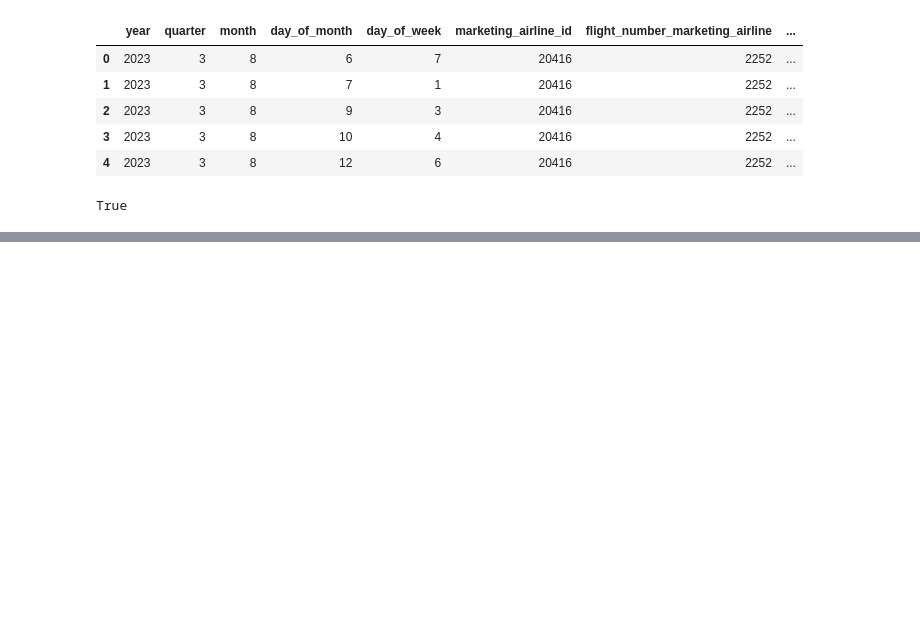
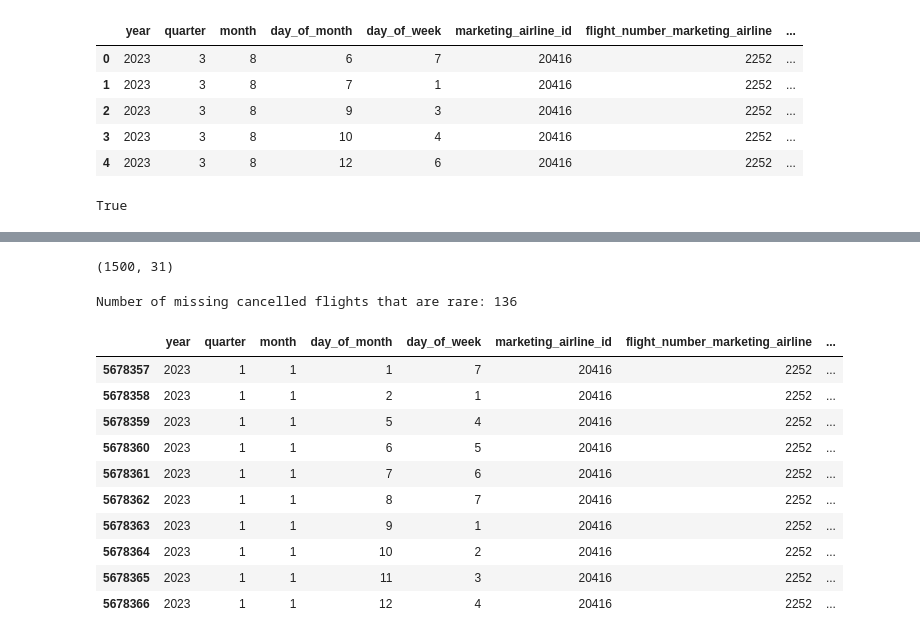
Before and after one commit to dezertdweller/flight-cancellations, a Jupyter notebook: notebooks/historical_performance.ipynb, the cells around one changed output, grey strips where cells are left out. Drawn from its saved outputs; the diff is of its cells as text; code cells hidden in the pictures; blank space fills up the shorter version.

```diff
--- a/notebooks/historical_performance.ipynb
+++ b/notebooks/historical_performance.ipynb
@@ -141,6 +141,6 @@ def create_route_ids(df):
     # add the route id for each flight
     df['route_id'] = df[['origin', 'dest']].apply(tuple, axis=1).map(route_mapping)
 
-    return df
+    return df, route_mapping
 # %%
-flights = create_route_ids(flights)
+flights, routes = create_route_ids(flights)
@@ -170,7 +174,7 @@ def create_time_windows(df, datetime_col):
 
     df['hour_of_day'] = df[datetime_col].dt.hour
 
-    df['departure_window'] = pd.cut(df['hour_of_day'], bins=bins, labels=labels)
+    df['departure_window'] = pd.cut(df['hour_of_day'], bins=bins, labels=labels, right=False)
 
     return df
 # %%
@@ -371,0 +431,32 @@ True
+# %%
+missing_cancelled_flights = missing_stats[missing_stats['cancelled_sum_10D'] != 0]
+missing_cancelled_flights.shape
+# %% [output]
+(1500, 31)
+# %%
+# Merge missing cancelled flights with rare flights
+rare_missing_cancelled_flights = pd.merge(
+    missing_cancelled_flights,
+    rare_flights,
+    on=['airline_mkt', 'route_id', 'departure_window'],
+    how='inner'
+)
+
+# Check the result
+print(f"Number of missing cancelled flights that are rare: {len(rare_missing_cancelled_flights)}")
+# %% [output]
+Number of missing cancelled flights that are rare: 136
+# %%
+flights[(flights['route_id'] == 3228) & (flights['airline_mkt'] == 'Spirit Air Lines')].sort_values('scheduled_departure_datetime').head(10)
+# %% [output]
+|  | year | quarter | month | day_of_month | day_of_week | marketing_airline_id | flight_number_marketing_airline | ... |
+| 5678357 | 2023 | 1 | 1 | 1 | 7 | 20416 | 2252 | ... |
+| 5678358 | 2023 | 1 | 1 | 2 | 1 | 20416 | 2252 | ... |
+| 5678359 | 2023 | 1 | 1 | 5 | 4 | 20416 | 2252 | ... |
+| 5678360 | 2023 | 1 | 1 | 6 | 5 | 20416 | 2252 | ... |
+| 5678361 | 2023 | 1 | 1 | 7 | 6 | 20416 | 2252 | ... |
+| 5678362 | 2023 | 1 | 1 | 8 | 7 | 20416 | 2252 | ... |
+| 5678363 | 2023 | 1 | 1 | 9 | 1 | 20416 | 2252 | ... |
+| 5678364 | 2023 | 1 | 1 | 10 | 2 | 20416 | 2252 | ... |
+| 5678365 | 2023 | 1 | 1 | 11 | 3 | 20416 | 2252 | ... |
+| 5678366 | 2023 | 1 | 1 | 12 | 4 | 20416 | 2252 | ... |
```
Also changed, not shown: parts of 29 cells of this notebook, 4 other files.
